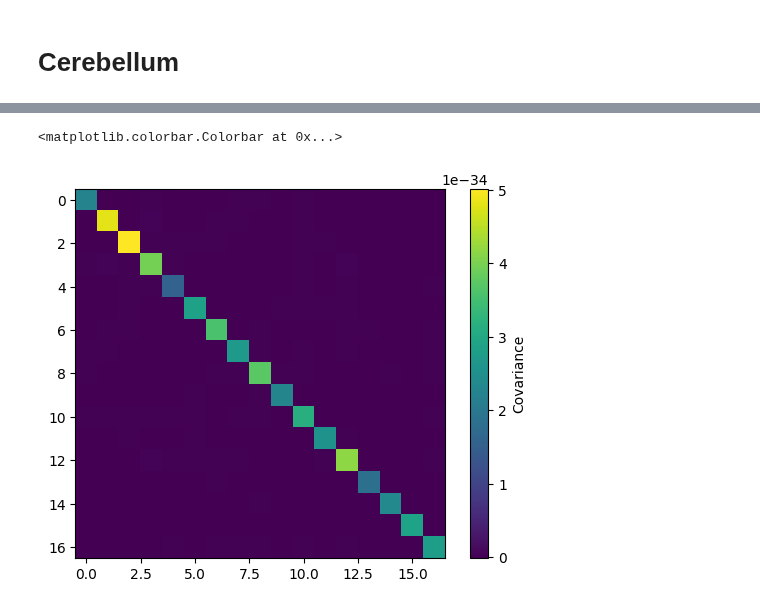
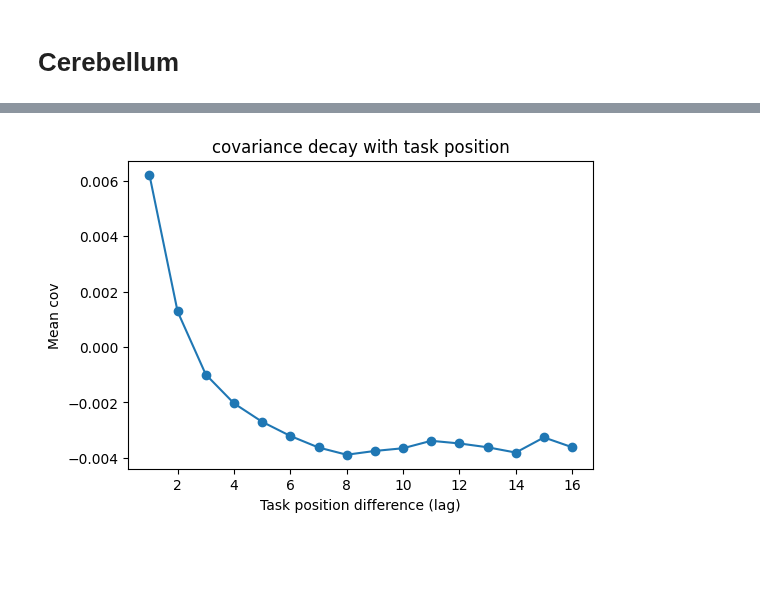
Before and after one commit to DiedrichsenLab/OptimalBattery, a Jupyter notebook: notebooks/11.temporal_autocorrelation.ipynb, the cells around one changed output, grey strips where cells are left out. Drawn from its saved outputs; the diff is of its cells as text; code cells hidden in the pictures; blank space fills up the shorter version.

```diff
--- a/notebooks/11.temporal_autocorrelation.ipynb
+++ b/notebooks/11.temporal_autocorrelation.ipynb
@@ -65,23 +77,21 @@ for s in range(n_sub):
-# %%
-# average covariance matrix across subjects
-mean_cov_mat = np.mean(cov_mats, axis=0)
-
-plt.imshow(mean_cov_mat, cmap='viridis')
-plt.colorbar(label='Covariance')
-# %% [output]
-<matplotlib.colorbar.Colorbar at 0x...>
-[figure, removed]
 # %%
-n_tasks = mean_cov_mat.shape[0]
-
 # collect by lag
 lags = np.arange(1, n_tasks)   # 1..16
 mean_by_lag = []
 
 for lag in lags:
     vals = []
     for i in range(n_tasks - lag):
-        vals.append(mean_cov_mat[i, i+lag])
+        vals.append(cov_mat_avg[i, i+lag])
     mean_by_lag.append(np.mean(vals))
 
 mean_by_lag = np.array(mean_by_lag)
+
+plt.figure(figsize=(6,4))
+plt.plot(lags, mean_by_lag, marker='o')
+plt.xlabel("Task position difference (lag)")
+plt.ylabel("Mean cov")
+plt.title("covariance decay with task position")
+plt.show()
+# %% [output]
+[figure, added]
```
Also changed, not shown: parts of 9 cells of this notebook, 2 other files.
